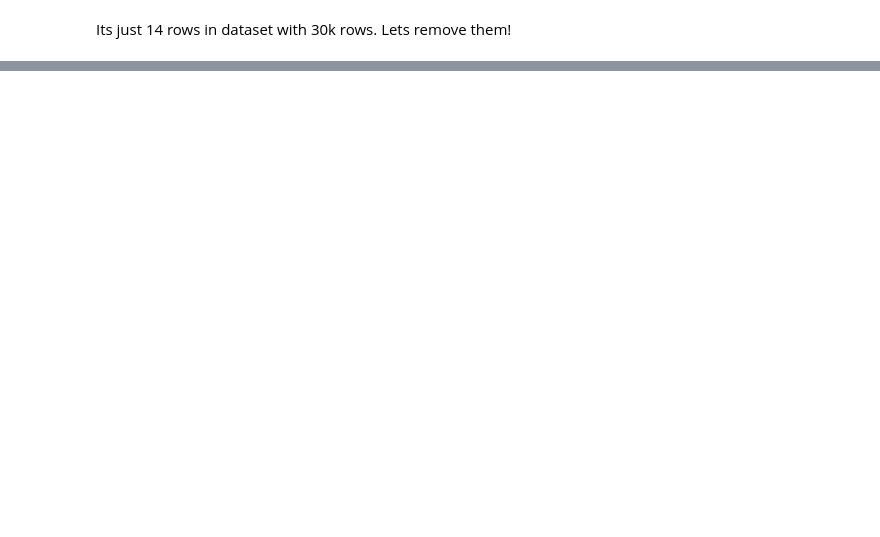
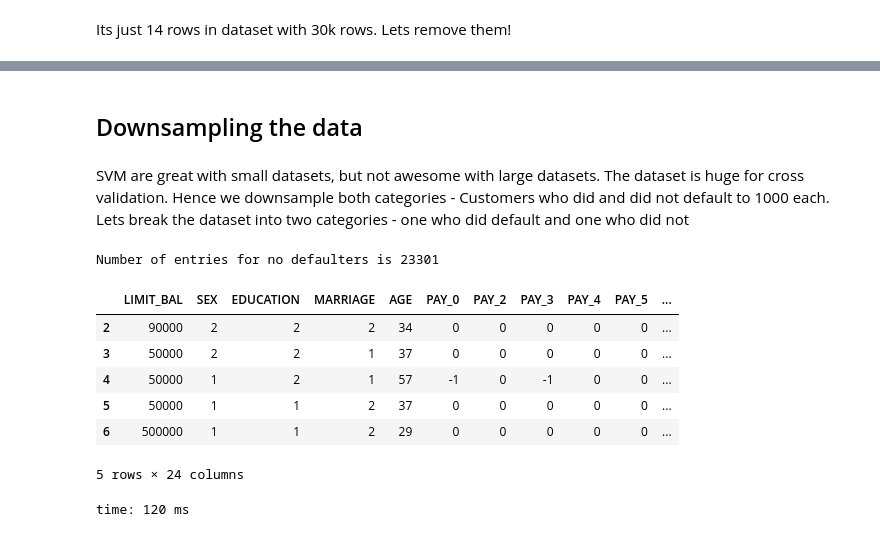
Before and after one commit to amogchandrashekar/practise_jupyter_notebooks, a Jupyter notebook: svm/Support Vector Machines.ipynb, the cells around one changed output, grey strips where cells are left out. Cells and saved outputs as stored; diff of their text form; code cells hidden in the pictures; blank space fills up the shorter version.

Commit message:
Use SVM for credit risk defaulter classification

```diff
--- a/svm/Support Vector Machines.ipynb
+++ b/svm/Support Vector Machines.ipynb
@@ -206,0 +190,19 @@ time: 3.83 ms
+# %% [markdown]
+## Downsampling the data
+# %% [markdown]
+SVM are great with small datasets, but not awesome with large datasets. The dataset is huge for cross validation. Hence we downsample both categories - Customers who did and did not default to 1000 each. <br>
+Lets break the dataset into two categories - one who did default and one who did not
+# %%
+df_no_default = df_no_missing.loc[df_no_missing["DEFAULT"] == 0]
+print(f"Number of entries for no defaulters is {len(df_no_default)}")
+df_no_default.head()
+# %% [output]
+Number of entries for no defaulters is 23301
+|  | LIMIT_BAL | SEX | EDUCATION | MARRIAGE | AGE | PAY_0 | PAY_2 | PAY_3 | PAY_4 | PAY_5 | ... |
+| 2 | 90000 | 2 | 2 | 2 | 34 | 0 | 0 | 0 | 0 | 0 | ... |
+| 3 | 50000 | 2 | 2 | 1 | 37 | 0 | 0 | 0 | 0 | 0 | ... |
+| 4 | 50000 | 1 | 2 | 1 | 57 | -1 | 0 | -1 | 0 | 0 | ... |
+| 5 | 50000 | 1 | 1 | 2 | 37 | 0 | 0 | 0 | 0 | 0 | ... |
+| 6 | 500000 | 1 | 1 | 2 | 29 | 0 | 0 | 0 | 0 | 0 | ... |
+5 rows × 24 columns
+time: 120 ms
```
Also changed, not shown: parts of 68 cells of this notebook.
